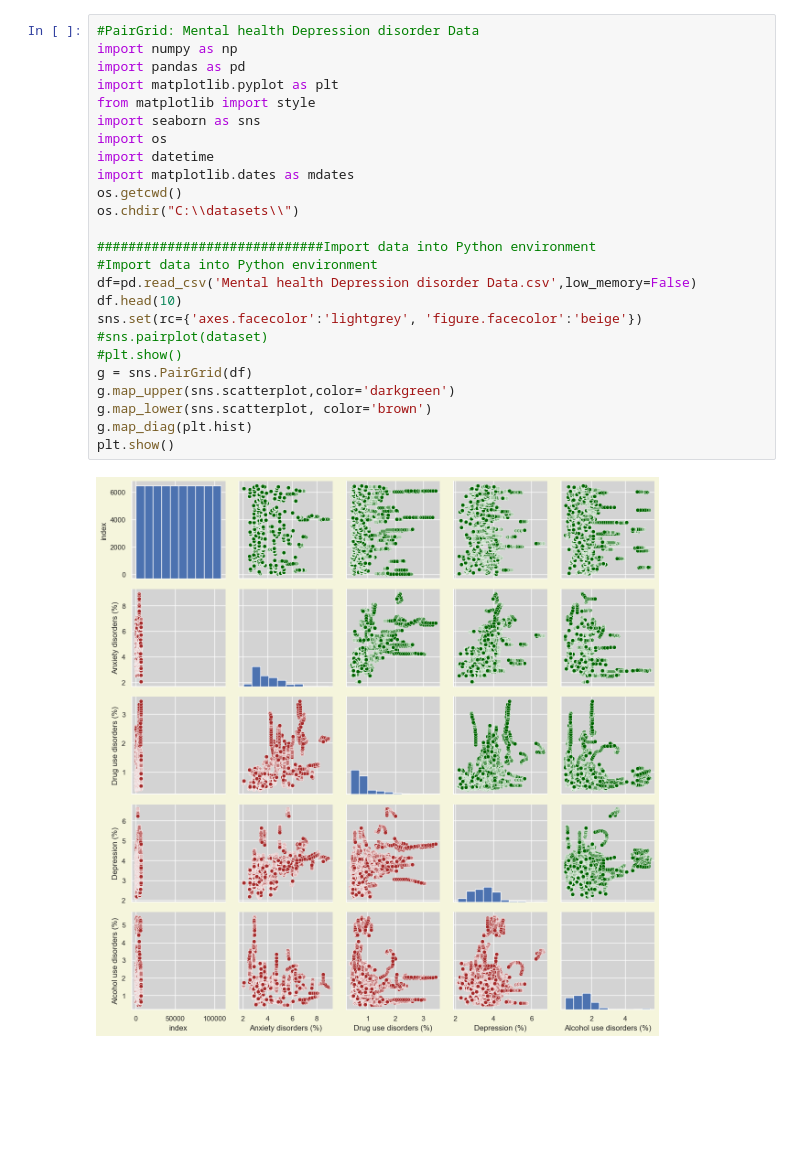
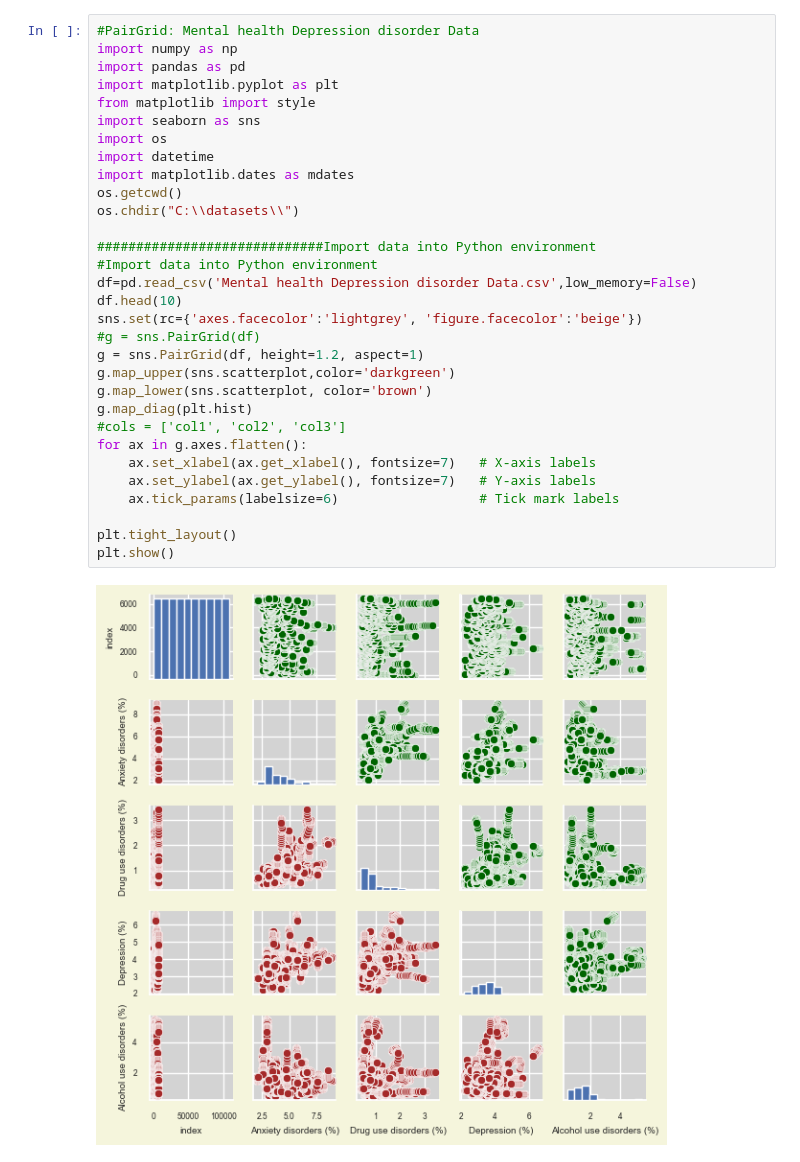
Before and after one commit to nataliakhomchenko/Python-Demo, a Jupyter notebook: Mental health Depression disorder Data.ipynb, the cells around one changed output. Saved outputs shown, nothing was run; the diff lists cells and outputs as text; blank space fills up the shorter version.

```diff
--- a/Mental health Depression disorder Data.ipynb
+++ b/Mental health Depression disorder Data.ipynb
@@ -1,27 +1,33 @@
 # %%
 #PairGrid: Mental health Depression disorder Data
 import numpy as np
 import pandas as pd
 import matplotlib.pyplot as plt
 from matplotlib import style
 import seaborn as sns
 import os
 import datetime
 import matplotlib.dates as mdates
 os.getcwd()
 os.chdir("C:\\datasets\\")
 
 #############################Import data into Python environment
 #Import data into Python environment
 df=pd.read_csv('Mental health Depression disorder Data.csv',low_memory=False)
 df.head(10)
 sns.set(rc={'axes.facecolor':'lightgrey', 'figure.facecolor':'beige'})
-#sns.pairplot(dataset)
-#plt.show()
-g = sns.PairGrid(df)
+#g = sns.PairGrid(df)
+g = sns.PairGrid(df, height=1.2, aspect=1)
 g.map_upper(sns.scatterplot,color='darkgreen')
 g.map_lower(sns.scatterplot, color='brown')
 g.map_diag(plt.hist)
+#cols = ['col1', 'col2', 'col3']
+for ax in g.axes.flatten():
+    ax.set_xlabel(ax.get_xlabel(), fontsize=7)   # X-axis labels
+    ax.set_ylabel(ax.get_ylabel(), fontsize=7)   # Y-axis labels
+    ax.tick_params(labelsize=6)                  # Tick mark labels
+
+plt.tight_layout()
 plt.show()
 # %% [output]
-[figure, old version]
+[figure, new version]
```
